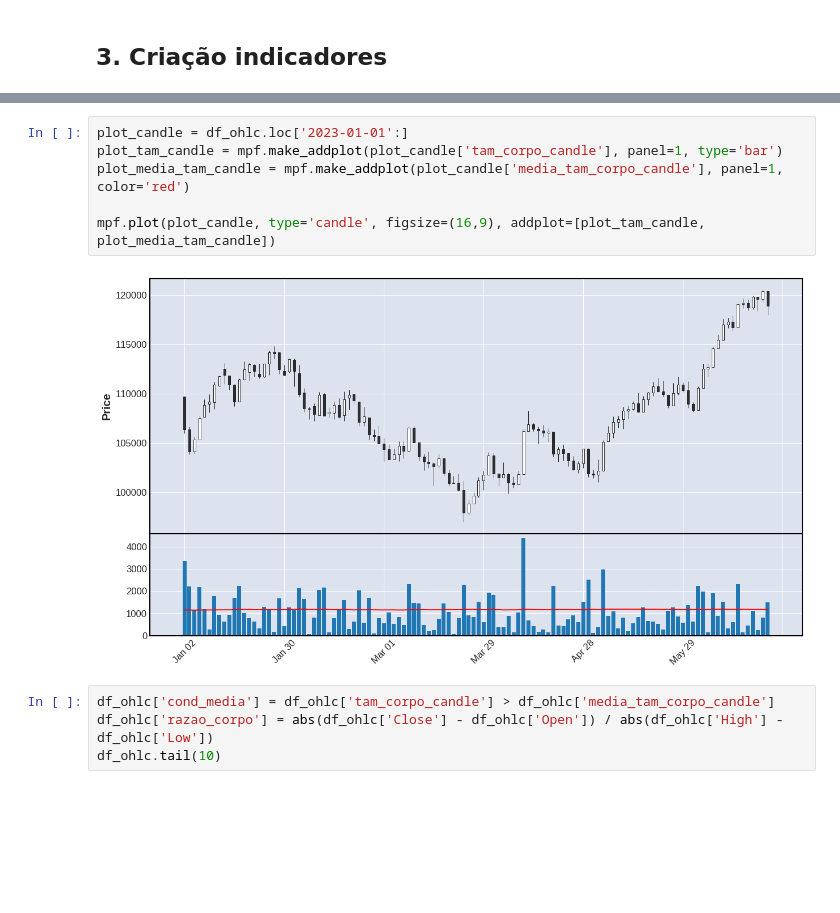
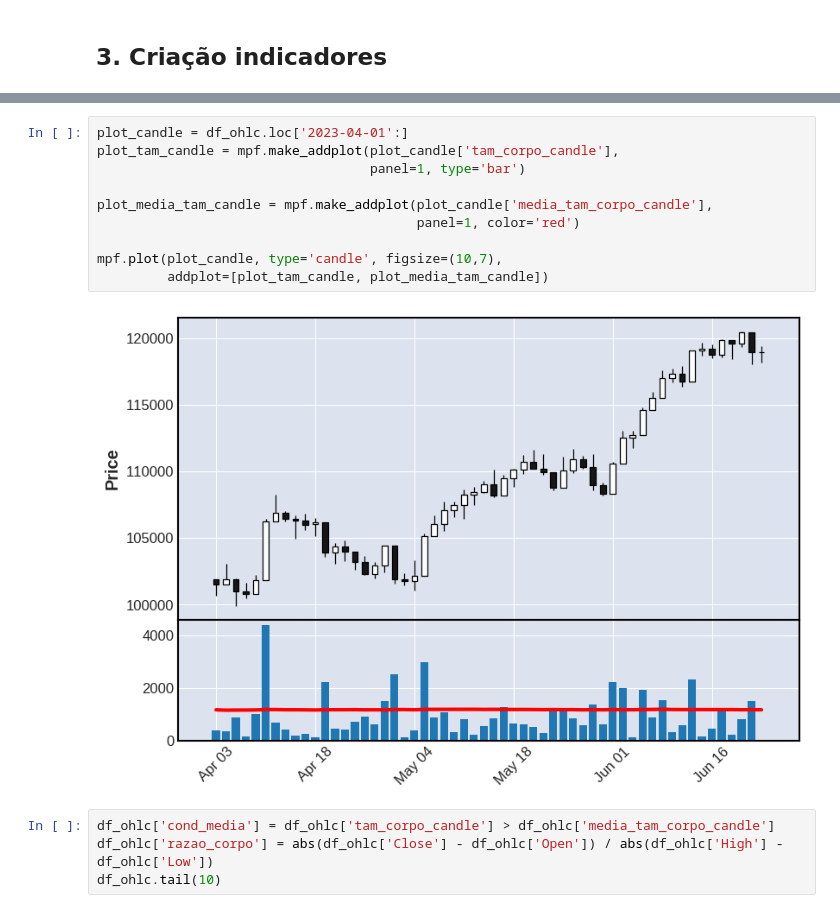
Before and after one commit to joaogabrielanuto/Analise-Tecnica, a Jupyter notebook: CANDLESTICKS_analise_força_candlesticks_ibov.ipynb, the cells around one changed output, grey strips where cells are left out. Drawn from its saved outputs; the diff is of its cells as text; blank space fills up the shorter version.

```diff
--- a/CANDLESTICKS_analise_força_candlesticks_ibov.ipynb
+++ b/CANDLESTICKS_analise_força_candlesticks_ibov.ipynb
@@ -41,11 +36,15 @@ df_ohlc.tail(5)
 # %%
-plot_candle = df_ohlc.loc['2023-01-01':]
-plot_tam_candle = mpf.make_addplot(plot_candle['tam_corpo_candle'], panel=1, type='bar')
-plot_media_tam_candle = mpf.make_addplot(plot_candle['media_tam_corpo_candle'], panel=1, color='red')
+plot_candle = df_ohlc.loc['2023-04-01':]
+plot_tam_candle = mpf.make_addplot(plot_candle['tam_corpo_candle'],
+                                   panel=1, type='bar')
 
-mpf.plot(plot_candle, type='candle', figsize=(16,9), addplot=[plot_tam_candle, plot_media_tam_candle])
+plot_media_tam_candle = mpf.make_addplot(plot_candle['media_tam_corpo_candle'],
+                                         panel=1, color='red')
+
+mpf.plot(plot_candle, type='candle', figsize=(10,7),
+         addplot=[plot_tam_candle, plot_media_tam_candle])
 # %% [output]
-[figure, old version]
+[figure, new version]
 # %%
 df_ohlc['cond_media'] = df_ohlc['tam_corpo_candle'] > df_ohlc['media_tam_corpo_candle']
 df_ohlc['razao_corpo'] = abs(df_ohlc['Close'] - df_ohlc['Open']) / abs(df_ohlc['High'] - df_ohlc['Low'])
```
Also changed, not shown: parts of 4 cells of this notebook.
